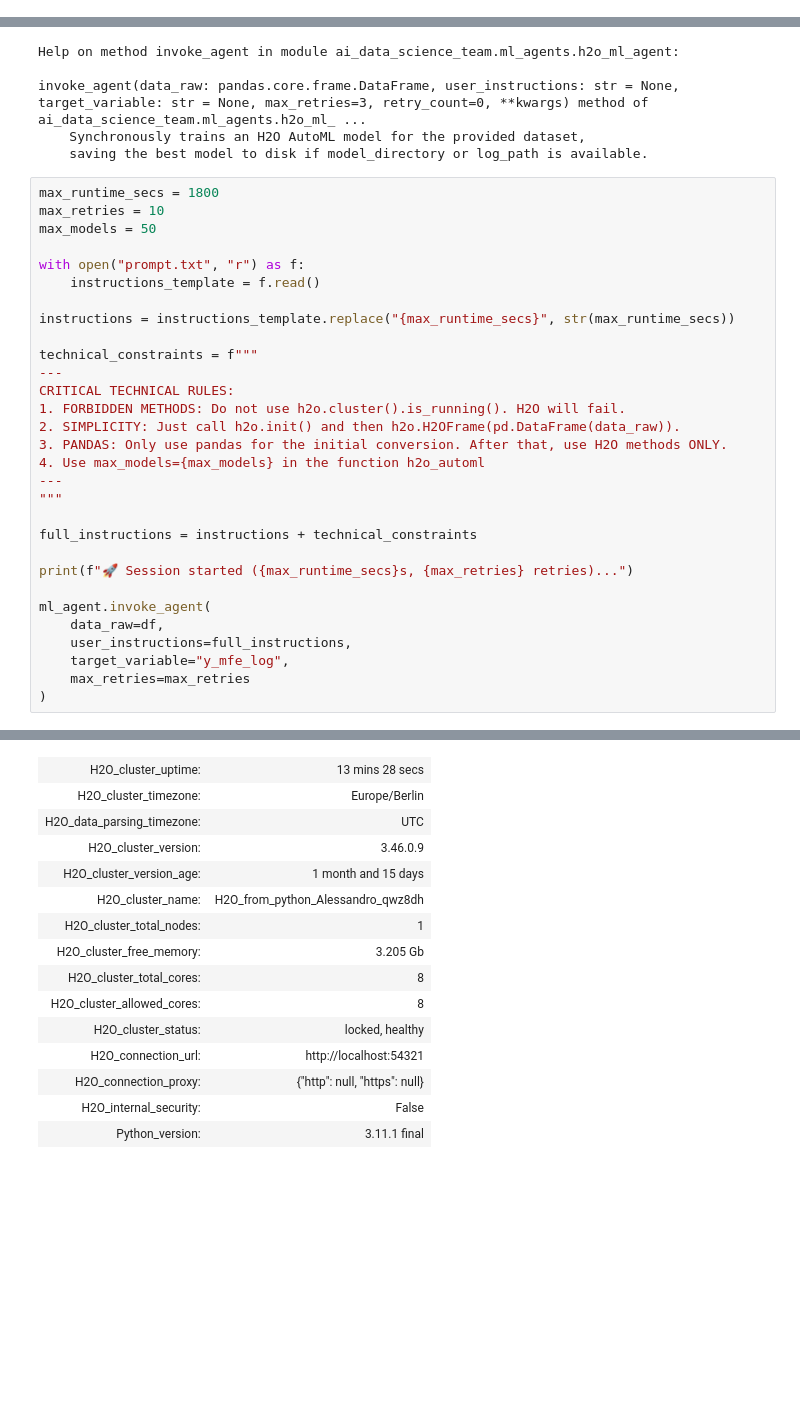
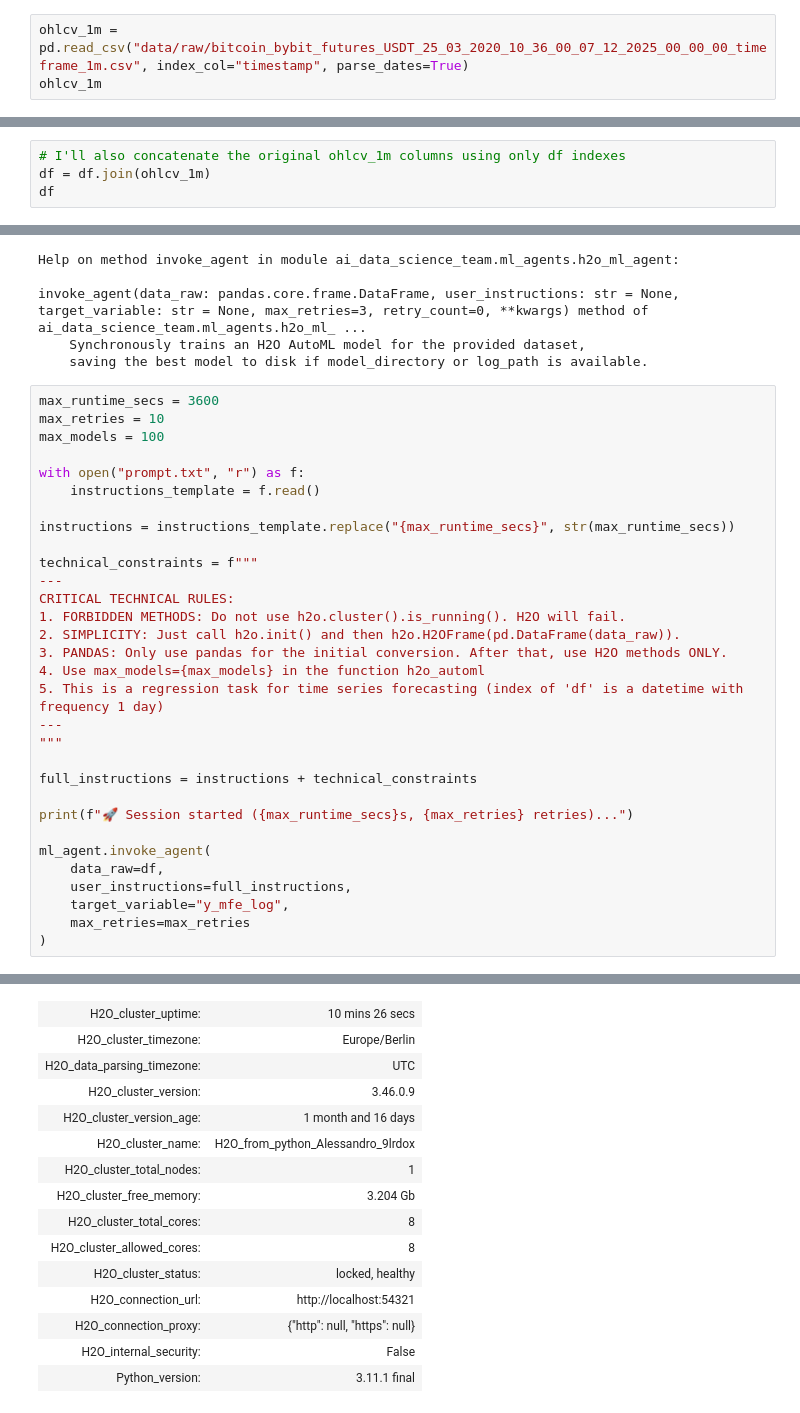
Before and after one commit to AleImbri/Forecasting-BTC-with-ai-data-science-team, a Jupyter notebook: main.ipynb, the cells around one changed output, grey strips where cells are left out. Cells and saved outputs as stored; diff of their text form; blank space fills up the shorter version.

Commit message:
Engineered ohlcv_1m

```diff
--- a/main.ipynb
+++ b/main.ipynb
@@ -55,0 +117,3 @@ Cleaned dataset. Remaining columns: 378
+# %%
+ohlcv_1m = pd.read_csv("data/raw/bitcoin_bybit_futures_USDT_25_03_2020_10_36_00_07_12_2025_00_00_00_timeframe_1m.csv", index_col="timestamp", parse_dates=True)
+ohlcv_1m
@@ -55,0 +303,4 @@ Cleaned dataset. Remaining columns: 378
+# %%
+# I'll also concatenate the original ohlcv_1m columns using only df indexes
+df = df.join(ohlcv_1m)
+df
@@ -96,9 +364,9 @@ invoke_agent(data_raw: pandas.core.frame.DataFrame, user_instructions: str = Non
     Synchronously trains an H2O AutoML model for the provided dataset,
     saving the best model to disk if model_directory or log_path is available.
 # %%
-max_runtime_secs = 1800
+max_runtime_secs = 3600
 max_retries = 10
-max_models = 50
+max_models = 100
 
 with open("prompt.txt", "r") as f:
     instructions_template = f.read()
@@ -112,6 +380,7 @@ CRITICAL TECHNICAL RULES:
 2. SIMPLICITY: Just call h2o.init() and then h2o.H2OFrame(pd.DataFrame(data_raw)).
 3. PANDAS: Only use pandas for the initial conversion. After that, use H2O methods ONLY.
 4. Use max_models={max_models} in the function h2o_automl
+5. This is a regression task for time series forecasting (index of 'df' is a datetime with frequency 1 day)
 ---
 """
 
@@ -167,18 +433,18 @@ AutoML progress: |
 dtype is only supported for one column frames
       Error logged to: c:\Users\Alessandro\Desktop\Cartelle\Mie\Programmi personali in Python\Forecasting BTC with ai-data-science-team\btc_forecast/ai_logs/h2o_automl.py_errors.log
     * FIX AGENT CODE
       retry_count:0
       File saved to: c:\Users\Alessandro\Desktop\Cartelle\Mie\Programmi personali in Python\Forecasting BTC with ai-data-science-team\btc_forecast/ai_logs/h2o_automl.py
     * EXECUTING AGENT CODE
 Checking whether there is an H2O instance running at http://localhost:54321. connected.
-| H2O_cluster_uptime: | 13 mins 28 secs |
+| H2O_cluster_uptime: | 10 mins 26 secs |
 | H2O_cluster_timezone: | Europe/Berlin |
 | H2O_data_parsing_timezone: | UTC |
 | H2O_cluster_version: | 3.46.0.9 |
-| H2O_cluster_version_age: | 1 month and 15 days |
-| H2O_cluster_name: | H2O_from_python_Alessandro_qwz8dh |
+| H2O_cluster_version_age: | 1 month and 16 days |
+| H2O_cluster_name: | H2O_from_python_Alessandro_9lrdox |
 | H2O_cluster_total_nodes: | 1 |
-| H2O_cluster_free_memory: | 3.205 Gb |
+| H2O_cluster_free_memory: | 3.204 Gb |
 | H2O_cluster_total_cores: | 8 |
 | H2O_cluster_allowed_cores: | 8 |
 | H2O_cluster_status: | locked, healthy |
```
Also changed, not shown: parts of 27 cells of this notebook.
